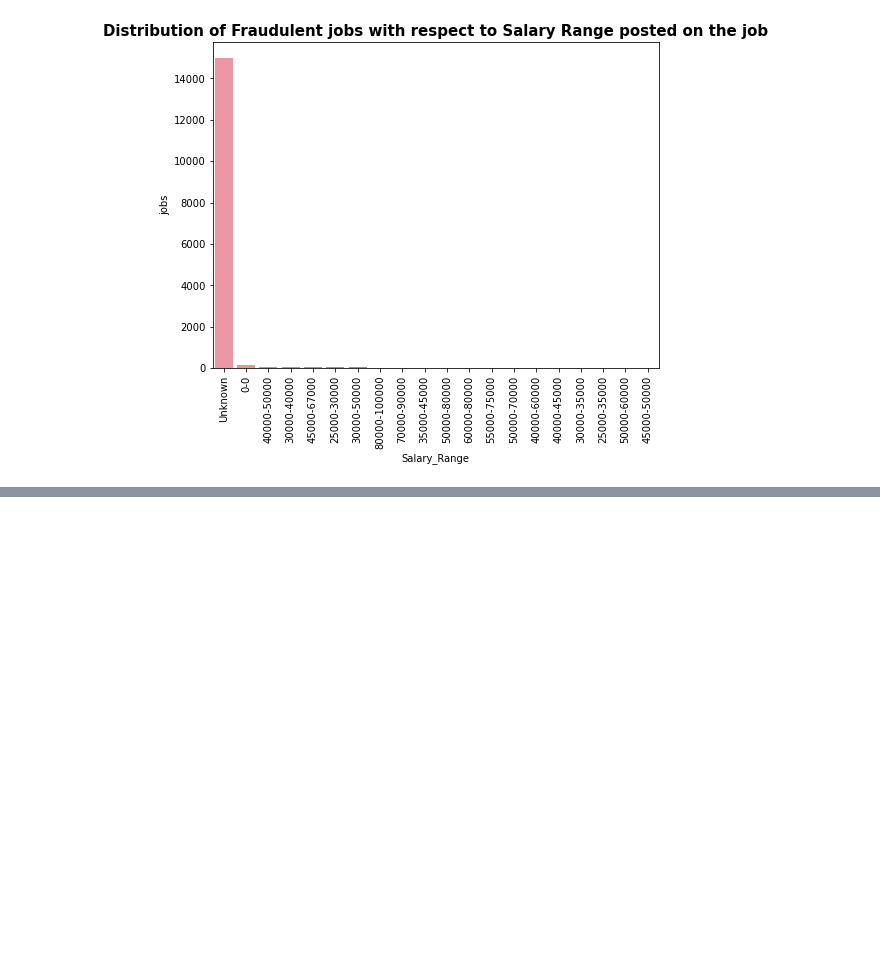
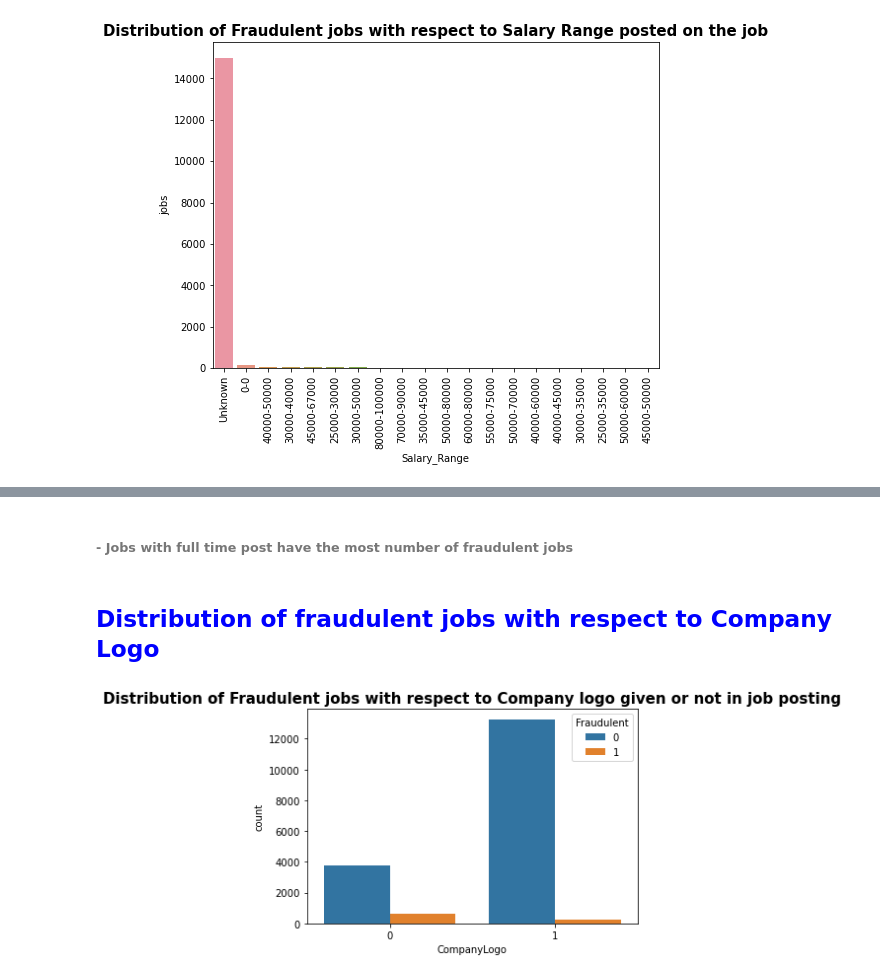
Before and after one commit to Shrestha097/Python_proj_EAS503, a Jupyter notebook: RealVsFakeJobPosting.ipynb, the cells around one changed output, grey strips where cells are left out. Drawn from its saved outputs; the diff is of its cells as text; code cells hidden in the pictures; blank space fills up the shorter version.

```diff
--- a/RealVsFakeJobPosting.ipynb
+++ b/RealVsFakeJobPosting.ipynb
@@ -1260,0 +1155,17 @@ df.neighbourhood_group.value_counts()
+# %% [markdown]
+###### - Jobs with full time post have the most number of fraudulent jobs
+# %% [markdown]
+<h2 style = "color : Blue"> Distribution of fraudulent jobs with respect to Company Logo</h2>
+# %%
+sql_statement_que = """
+select p.job_id as JobPostings,c.has_company_logo as CompanyLogo,p.fraudulent as Fraudulent from posting p
+inner join Company c on c.companyID = p.companyID
+"""
+
+df_comp = pd.read_sql_query(sql_statement_que,conn1)
+sns.countplot( x=df_comp.CompanyLogo,hue=df_comp.Fraudulent)
+
+plt.title('Distribution of Fraudulent jobs with respect to Company logo given or not in job posting',size=15, weight='bold')
+plt.show()
+# %% [output]
+[figure, added]
```
Also changed, not shown: parts of 141 cells of this notebook.
